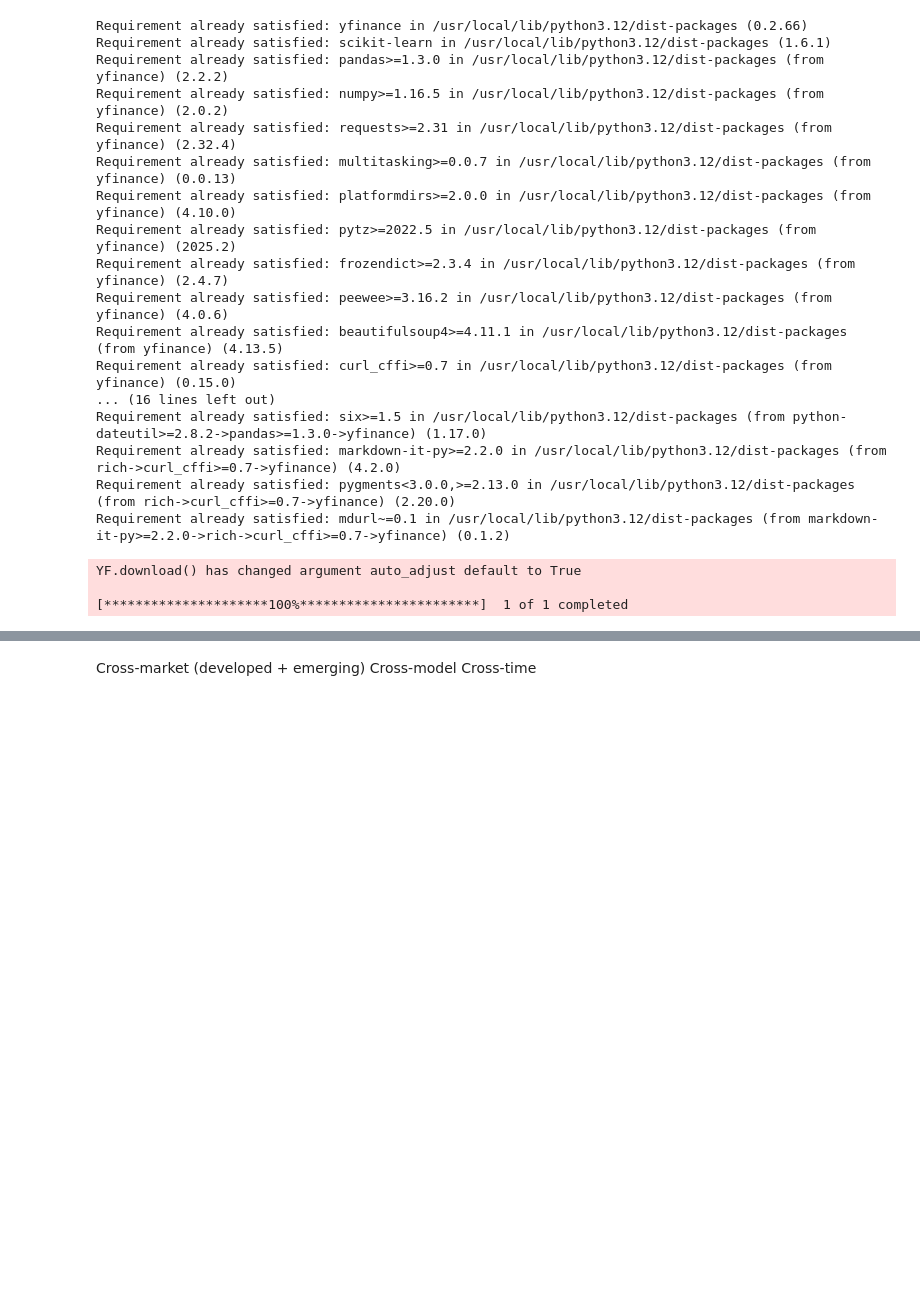
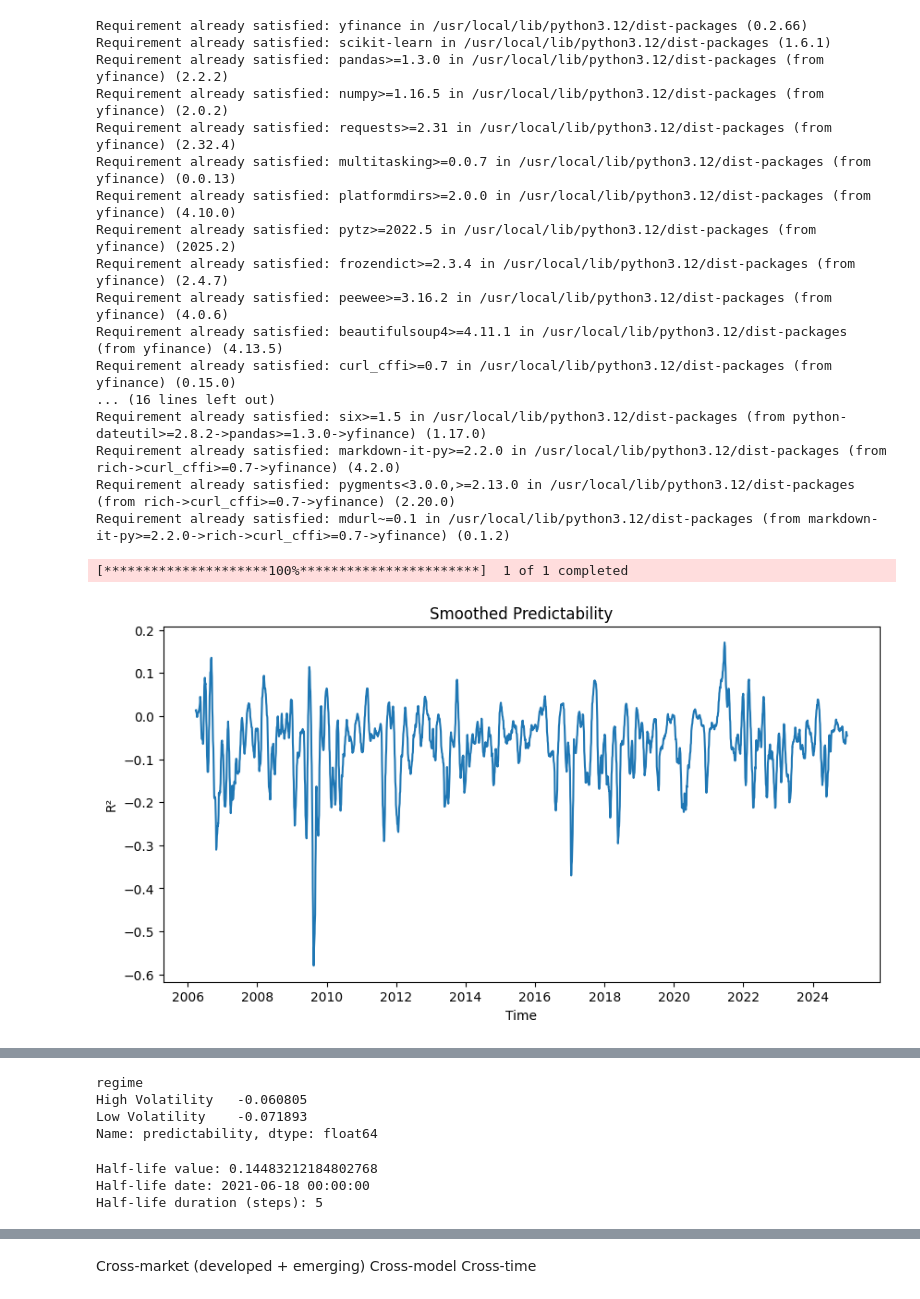
Before and after one commit to mariazafran/Predictibility-Decay-Theory-evidence, a Jupyter notebook: Predictibility_Decay_Analysis.ipynb, the cells around one changed output, grey strips where cells are left out. Cells and saved outputs as stored; diff of their text form; code cells hidden in the pictures; blank space fills up the shorter version.

```diff
--- a/Predictibility_Decay_Analysis.ipynb
+++ b/Predictibility_Decay_Analysis.ipynb
@@ -1,9 +1,10 @@
 # %% [markdown]
 <a href="https://colab.research.google.com/github/mariazafran/Predictibility-Decay-Theory-evidence/blob/main/Predictibility_Decay_Analysis.ipynb" target="_parent"><img src="https://colab.research.google.com/assets/colab-badge.svg" alt="Open In Colab"/></a>
 # %%
-
+# ✅ Install packages (only once)
 !pip install yfinance scikit-learn
 
+# ✅ Imports
 import yfinance as yf
 import pandas as pd
 import numpy as np
@@ -11,16 +12,23 @@ import matplotlib.pyplot as plt
 from sklearn.linear_model import LinearRegression
 from sklearn.metrics import r2_score
 
-# --- Download data ---
+# -----------------------------
+# ✅ 1. DOWNLOAD DATA
+# -----------------------------
 data = yf.download("^FTSE", start="2005-01-01", end="2024-12-31")
 data = data.reset_index()
 
 data['returns'] = data['Close'].pct_change()
 data = data.dropna()
+
+# Fix column names (important)
 data.columns = [col[0] if isinstance(col, tuple) else col for col in data.columns]
 
-# --- Features ---
+# -----------------------------
+# ✅ 2. FEATURES
+# -----------------------------
 df = data.copy()
+
 df['lag1'] = df['returns'].shift(1)
 df['lag2'] = df['returns'].shift(2)
 df['lag3'] = df['returns'].shift(3)
@@ -29,15 +37,23 @@ df['volatility'] = df['returns'].rolling(20).std()
 
 df = df.dropna()
 
-# --- Regimes ---
-df['regime'] = np.where(df['volatility'] > df['volatility'].median(),
-                        'High Volatility', 'Low Volatility')
+# -----------------------------
+# ✅ 3. REGIME (CRITICAL)
+# -----------------------------
+df['regime'] = np.where(
+    df['volatility'] > df['volatility'].median(),
+    'High Volatility',
+    'Low Volatility'
+)
 
-# --- Rolling ---
+# -----------------------------
+# ✅ 4. ROLLING MODEL
+# -----------------------------
 train_window = 252
 test_window = 21
 
 r2_scores = []
+accuracy_scores = []   # ✅ NEW
 dates = []
 regimes = []
 
@@ -56,58 +72,84 @@ for start in range(0, len(df) - train_window - test_window):
     model.fit(X_train, y_train)
 
     preds = model.predict(X_test)
+
+    # ✅ R² (your original)
     r2 = r2_score(y_test, preds)
+    r2_scores.append(r2)
 
-    r2_scores.append(r2)
+    # ✅ Accuracy (NEW — very important)
+    direction = (np.sign(preds) == np.sign(y_test))
+    accuracy = direction.mean()
+    accuracy_scores.append(accuracy)
+
+    # ✅ Store date + regime
     dates.append(test['Date'].iloc[-1])
     regimes.append(test['regime'].iloc[-1])
 
-# --- Results ---
+# -----------------------------
+# ✅ 5. RESULTS
+# -----------------------------
 results = pd.DataFrame({
     'date': dates,
     'predictability': r2_scores,
+    'accuracy': accuracy_scores,   # ✅ NEW
     'regime': regimes
 })
 
-# --- Plot ---
+# -----------------------------
+# ✅ 6. GRAPH (UNCHANGED — SAFE)
+# -----------------------------
 results['smooth'] = results['predictability'].rolling(20).mean()
 
 plt.figure(figsize=(10,5))
 plt.plot(results['date'], results['smooth'])
 plt.title("Smoothed Predictability")
+plt.xlabel("Time")
+plt.ylabel("R²")
 plt.show()
 
-# --- Key metrics ---
+# -----------------------------
+# ✅ 7. METRICS
+# -----------------------------
+print("\n📊 Predictability Stats:")
 print(results['predictability'].describe())
 
+# ✅ Peak + Decay
 peak = results['predictability'].max()
 peak_index = results['predictability'].idxmax()
 after_peak = results.loc[peak_index:]
 
 decay = peak - after_peak['predictability'].min()
 
-print("Peak:", peak)
+print("\nPeak:", peak)
 print("Decay:", decay)
 
+# ✅ Regime R²
+print("\nR² by Regime:")
 print(results.groupby('regime')['predictability'].mean())
+
+# ✅ NEW: Accuracy
+print("\nAverage Accuracy:", results['accuracy'].mean())
+
+print("\nAccuracy by Regime:")
+print(results.groupby('regime')['accuracy'].mean())
 # %% [output]
 Requirement already satisfied: yfinance in /usr/local/lib/python3.12/dist-packages (0.2.66)
 Requirement already satisfied: scikit-learn in /usr/local/lib/python3.12/dist-packages (1.6.1)
 Requirement already satisfied: pandas>=1.3.0 in /usr/local/lib/python3.12/dist-packages (from yfinance) (2.2.2)
 Requirement already satisfied: numpy>=1.16.5 in /usr/local/lib/python3.12/dist-packages (from yfinance) (2.0.2)
 Requirement already satisfied: requests>=2.31 in /usr/local/lib/python3.12/dist-packages (from yfinance) (2.32.4)
 Requirement already satisfied: multitasking>=0.0.7 in /usr/local/lib/python3.12/dist-packages (from yfinance) (0.0.13)
 Requirement already satisfied: platformdirs>=2.0.0 in /usr/local/lib/python3.12/dist-packages (from yfinance) (4.10.0)
 Requirement already satisfied: pytz>=2022.5 in /usr/local/lib/python3.12/dist-packages (from yfinance) (2025.2)
 Requirement already satisfied: frozendict>=2.3.4 in /usr/local/lib/python3.12/dist-packages (from yfinance) (2.4.7)
 Requirement already satisfied: peewee>=3.16.2 in /usr/local/lib/python3.12/dist-packages (from yfinance) (4.0.6)
 Requirement already satisfied: beautifulsoup4>=4.11.1 in /usr/local/lib/python3.12/dist-packages (from yfinance) (4.13.5)
 Requirement already satisfied: curl_cffi>=0.7 in /usr/local/lib/python3.12/dist-packages (from yfinance) (0.15.0)
 ... (16 lines left out)
 Requirement already satisfied: six>=1.5 in /usr/local/lib/python3.12/dist-packages (from python-dateutil>=2.8.2->pandas>=1.3.0->yfinance) (1.17.0)
 Requirement already satisfied: markdown-it-py>=2.2.0 in /usr/local/lib/python3.12/dist-packages (from rich->curl_cffi>=0.7->yfinance) (4.2.0)
 Requirement already satisfied: pygments<3.0.0,>=2.13.0 in /usr/local/lib/python3.12/dist-packages (from rich->curl_cffi>=0.7->yfinance) (2.20.0)
 Requirement already satisfied: mdurl~=0.1 in /usr/local/lib/python3.12/dist-packages (from markdown-it-py>=2.2.0->rich->curl_cffi>=0.7->yfinance) (0.1.2)
-YF.download() has changed argument auto_adjust default to True
-
 [*********************100%***********************]  1 of 1 completed
+[figure, added]
@@ -114,5 +173,10 @@ YF.download() has changed argument auto_adjust default to True
 # %%
 print(results.groupby('regime')['predictability'].mean())
+# %% [output]
+regime
+High Volatility   -0.060805
+Low Volatility    -0.071893
+Name: predictability, dtype: float64
 # %%
 # --- FIND HALF-LIFE ---
 peak_value = peak
@@ -129,6 +193,10 @@ half_life_duration = half_life_index - peak_index
 print("Half-life value:", half_value)
 print("Half-life date:", half_life_date)
 print("Half-life duration (steps):", half_life_duration)
+# %% [output]
+Half-life value: 0.14483212184802768
+Half-life date: 2021-06-18 00:00:00
+Half-life duration (steps): 5
 # %%
 decay_speed = decay / (len(after_peak))
 print("Decay speed:", decay_speed)
```
Also changed, not shown: parts of 54 cells of this notebook.
